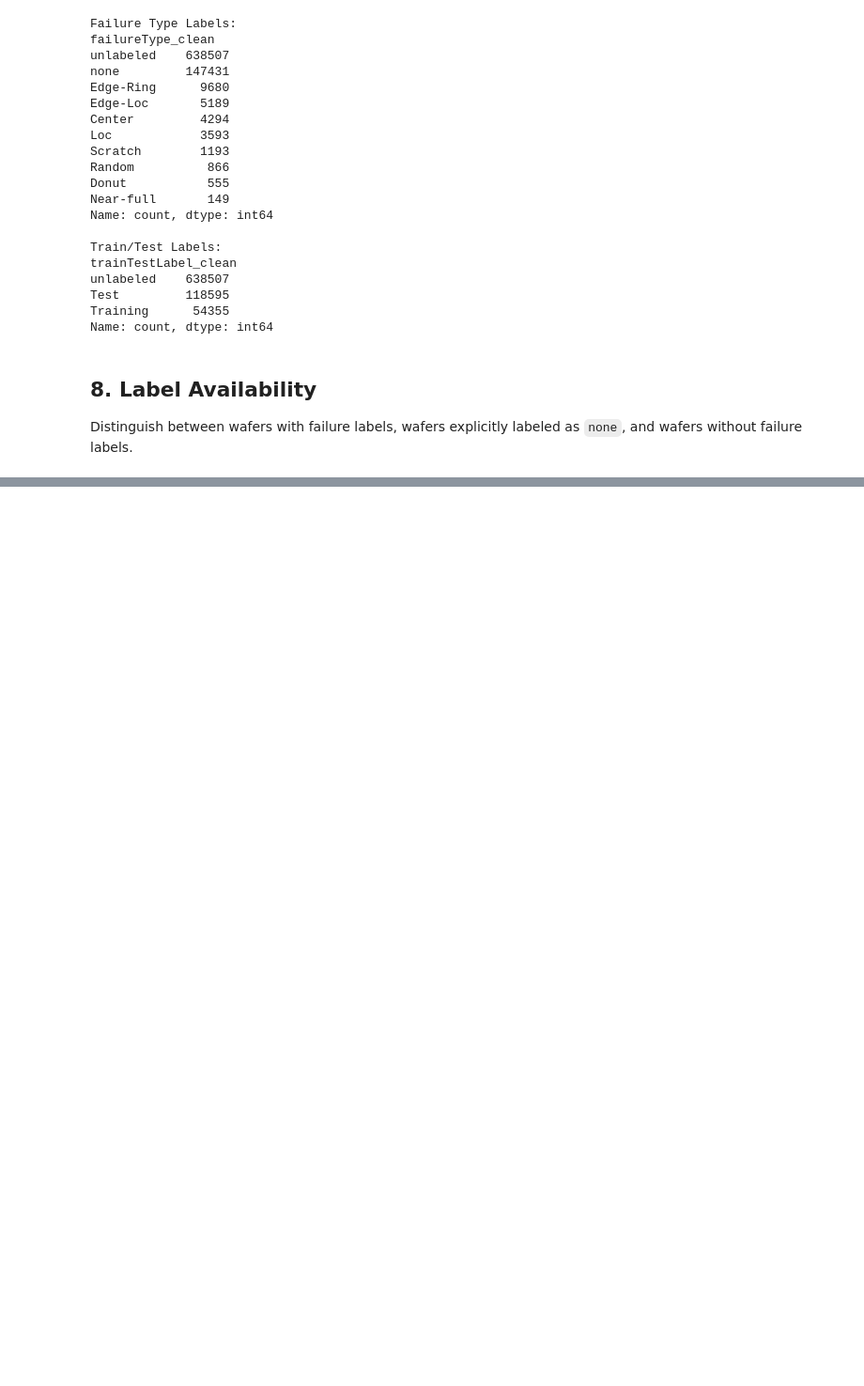
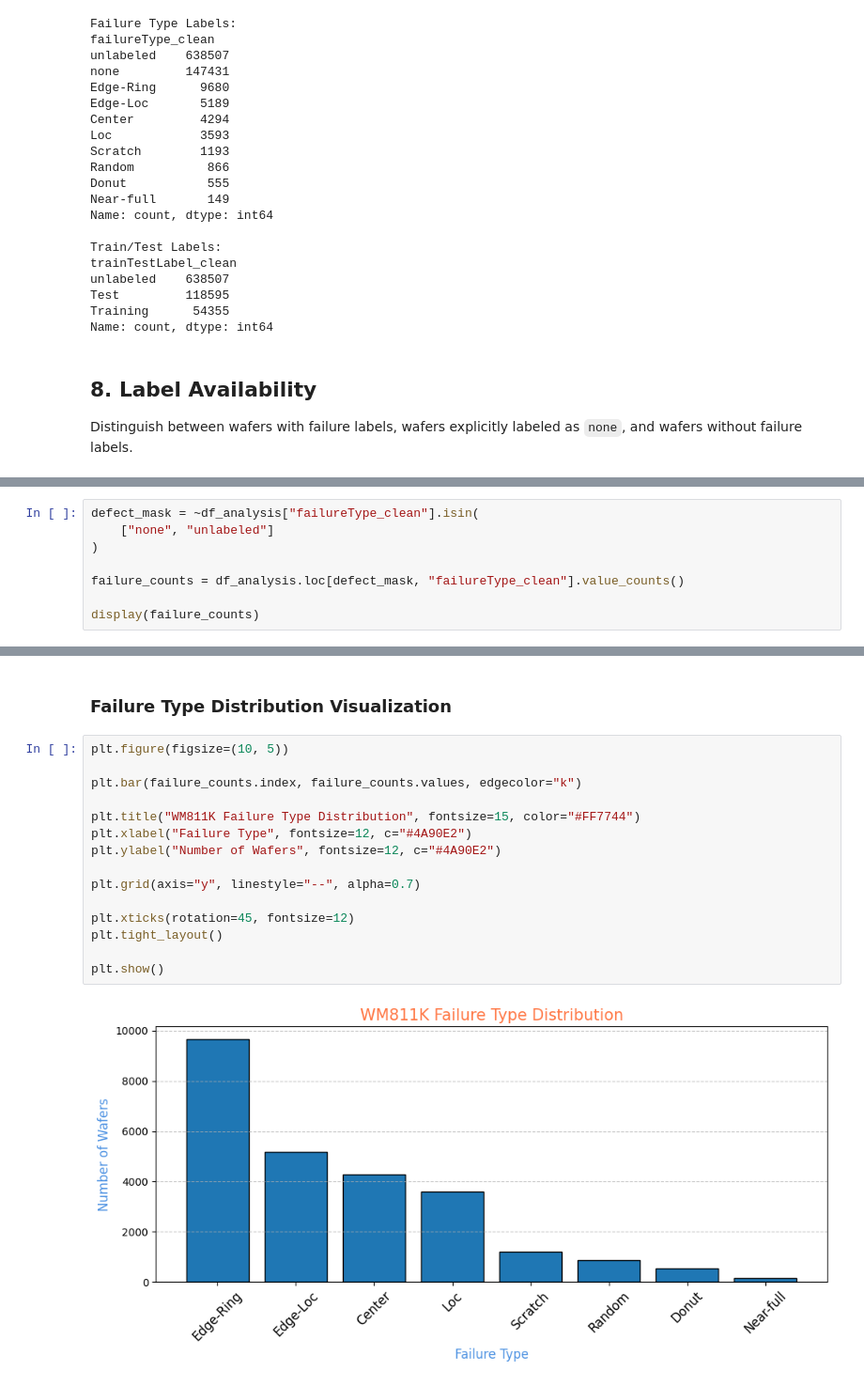
Before and after one commit to u9828057/WM811K-Wafer-Map-Analysis, a Jupyter notebook: notebooks/01_WM811K_Data_Overview.ipynb, the cells around one changed output, grey strips where cells are left out. Shown at 94% size. Cells and saved outputs as stored; diff of their text form; blank space fills up the shorter version.

```diff
--- a/notebooks/01_WM811K_Data_Overview.ipynb
+++ b/notebooks/01_WM811K_Data_Overview.ipynb
@@ -242,0 +281,8 @@ Distinguish between wafers with failure labels, wafers explicitly labeled as `no
+# %%
+defect_mask = ~df_analysis["failureType_clean"].isin(
+    ["none", "unlabeled"]
+)
+
+failure_counts = df_analysis.loc[defect_mask, "failureType_clean"].value_counts()
+
+display(failure_counts)
@@ -242,0 +301,19 @@ Distinguish between wafers with failure labels, wafers explicitly labeled as `no
+# %% [markdown]
+### Failure Type Distribution Visualization
+# %%
+plt.figure(figsize=(10, 5))
+
+plt.bar(failure_counts.index, failure_counts.values, edgecolor="k")
+
+plt.title("WM811K Failure Type Distribution", fontsize=15, color="#FF7744")
+plt.xlabel("Failure Type", fontsize=12, c="#4A90E2")
+plt.ylabel("Number of Wafers", fontsize=12, c="#4A90E2")
+
+plt.grid(axis="y", linestyle="--", alpha=0.7)
+
+plt.xticks(rotation=45, fontsize=12)
+plt.tight_layout()
+
+plt.show()
+# %% [output]
+[figure, added]
```
Also changed, not shown: parts of 8 cells of this notebook.
